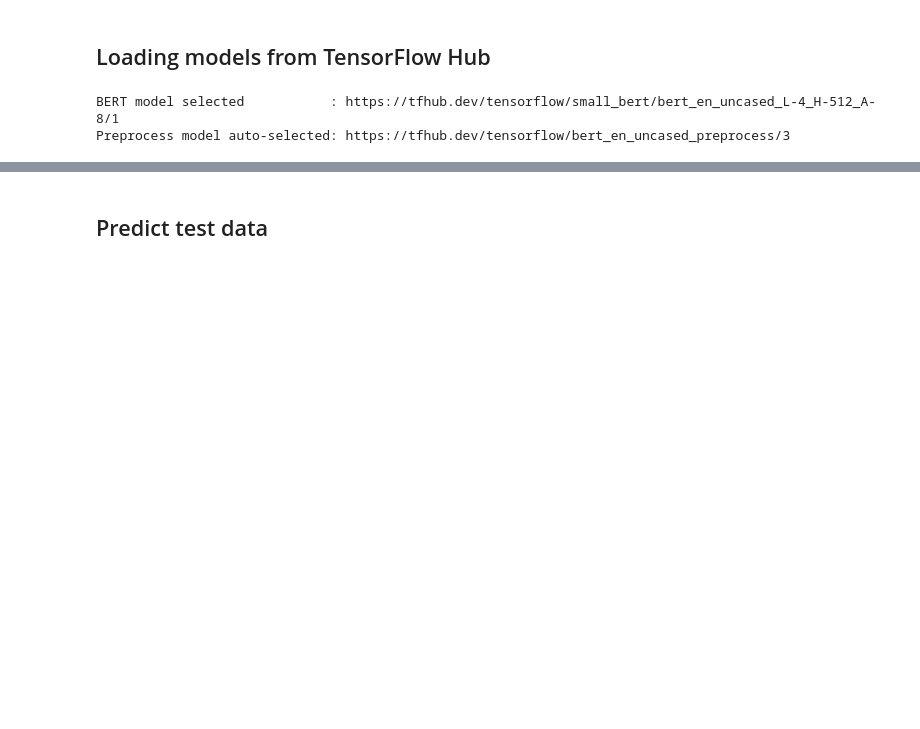
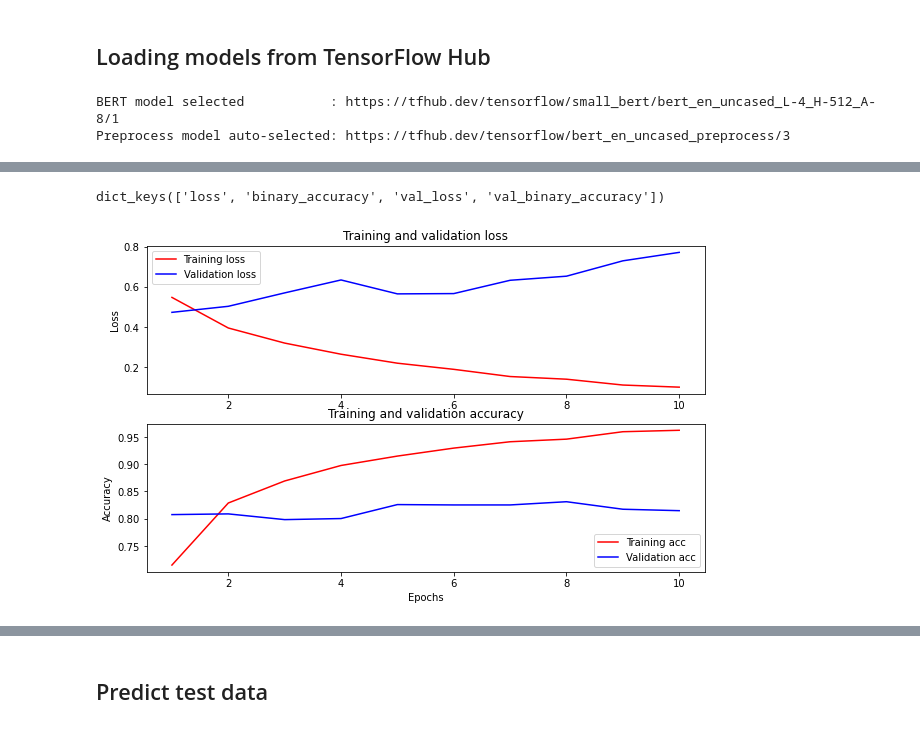
Before and after one commit to BoshiLee/kears_learning, a Jupyter notebook: training_project/Natural Language Processing with Disaster Tweets/nlp_disater_tweets_with_bert.ipynb, the cells around one changed output, grey strips where cells are left out. Cells and saved outputs as stored; diff of their text form; code cells hidden in the pictures; blank space fills up the shorter version.

```diff
--- a/training_project/Natural Language Processing with Disaster Tweets/nlp_disater_tweets_with_bert.ipynb
+++ b/training_project/Natural Language Processing with Disaster Tweets/nlp_disater_tweets_with_bert.ipynb
@@ -451,3 +456,7 @@ tf.keras.utils.plot_model(classifier_model)
+# %%
+classifier_model.compile(optimizer=optimizer,
+                         loss=loss,
+                         metrics=metrics)
 # %%
 from keras.callbacks import *
 
@@ -455,9 +464,9 @@ lr = ReduceLROnPlateau(monitor="val_binary_accuracy", mode='max', factor=0.7, pa
 es = EarlyStopping(monitor='val_binary_accuracy',mode='max', patience=10, verbose=False,restore_best_weights=True)
 
 history = classifier_model.fit(
-                            x=train_ds,
-                            validation_data=val_ds,
-                            epochs=epochs,
-                            callbacks=[es,lr]
-        )
+    x=train_ds,
+    validation_data=val_ds,
+    epochs=epochs,
+
+    )
 # %% [output]
@@ -466,5 +493,4 @@ TypeError: unsupported operand type(s) for *: 'WarmUp' and 'int'
 # %%
-loss, accuracy = classifier_model.evaluate(X_test)
-
+loss, accuracy = classifier_model.evaluate(train_ds)
 print(f'Loss: {loss}')
 print(f'Accuracy: {accuracy}')
@@ -501,4 +531,7 @@ def plot_hist(history_dict):
     plt.legend(loc='lower right')
     return
 # %%
-plot_hist(hist=history)
+plot_hist(history_dict=history)
+# %% [output]
+dict_keys(['loss', 'binary_accuracy', 'val_loss', 'val_binary_accuracy'])
+[figure, added]
```
Also changed, not shown: parts of 26 cells of this notebook.
